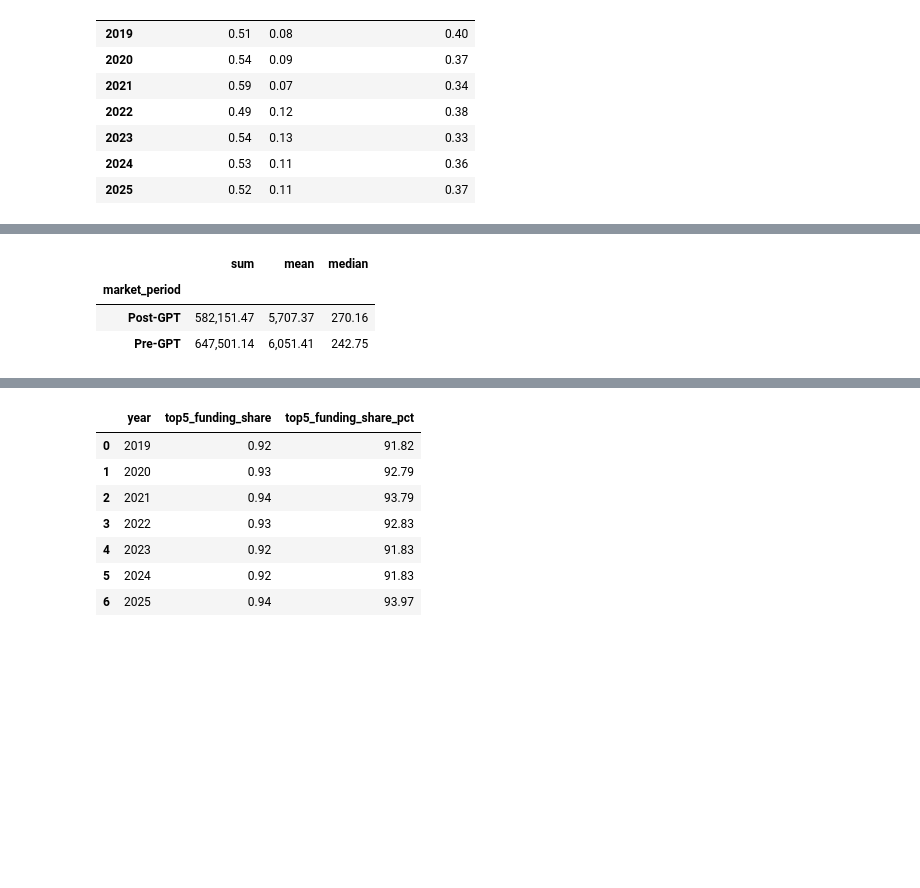
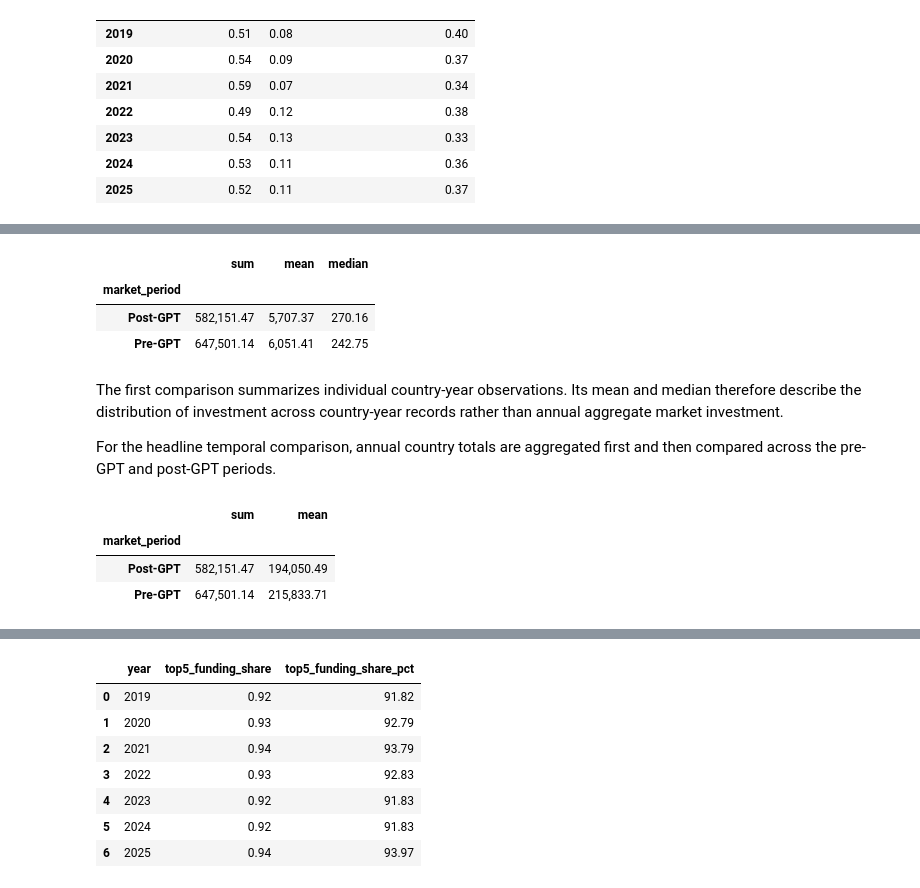
Before and after one commit to eldarhasanly/vc-market-intelligence, a Jupyter notebook: notebooks/01_oecd_vc_eda.ipynb, the cells around one changed output, grey strips where cells are left out. Cells and saved outputs as stored; diff of their text form; code cells hidden in the pictures; blank space fills up the shorter version.

```diff
--- a/notebooks/01_oecd_vc_eda.ipynb
+++ b/notebooks/01_oecd_vc_eda.ipynb
@@ -184,19 +399,52 @@ def classify_period(year):
 total_vc["market_period"] = total_vc["year"].apply(
     classify_period
 )
+# %%
+period_summary = (
+    total_vc[
+        total_vc["market_period"] != "Transition"
+    ]
+    .groupby("market_period")
+    ["vc_investment_usd_millions"]
+    .agg(["sum", "mean", "median"])
+)
+
+period_summary
+# %% [output]
+|  | sum | mean | median |
+| market_period |  |  |  |
+| Post-GPT | 582,151.47 | 5,707.37 | 270.16 |
+| Pre-GPT | 647,501.14 | 6,051.41 | 242.75 |
+# %% [markdown]
+The first comparison summarizes individual country-year observations. Its mean and median therefore describe the distribution of investment across country-year records rather than annual aggregate market investment.
+
+For the headline temporal comparison, annual country totals are aggregated first and then compared across the pre-GPT and post-GPT periods.
 # %%
-period_summary = (
-    total_vc[
-        total_vc["market_period"] != "Transition"
+annual_period_summary = (
+    annual_vc
+    .assign(
+        market_period=lambda x: x["year"].map(
+            {
+                2019: "Pre-GPT",
+                2020: "Pre-GPT",
+                2021: "Pre-GPT",
+                2022: "Transition",
+                2023: "Post-GPT",
+                2024: "Post-GPT",
+                2025: "Post-GPT",
+            }
+        )
+    )
+    .query("market_period != 'Transition'")
+    .groupby("market_period")[
+        "vc_investment_usd_millions"
     ]
-    .groupby("market_period")
-    ["vc_investment_usd_millions"]
-    .agg(["sum", "mean", "median"])
+    .agg(["sum", "mean"])
 )
 
-period_summary
+annual_period_summary
 # %% [output]
-|  | sum | mean | median |
-| market_period |  |  |  |
-| Post-GPT | 582,151.47 | 5,707.37 | 270.16 |
-| Pre-GPT | 647,501.14 | 6,051.41 | 242.75 |
+|  | sum | mean |
+| market_period |  |  |
+| Post-GPT | 582,151.47 | 194,050.49 |
+| Pre-GPT | 647,501.14 | 215,833.71 |
```
Also changed, not shown: parts of 23 cells of this notebook.
